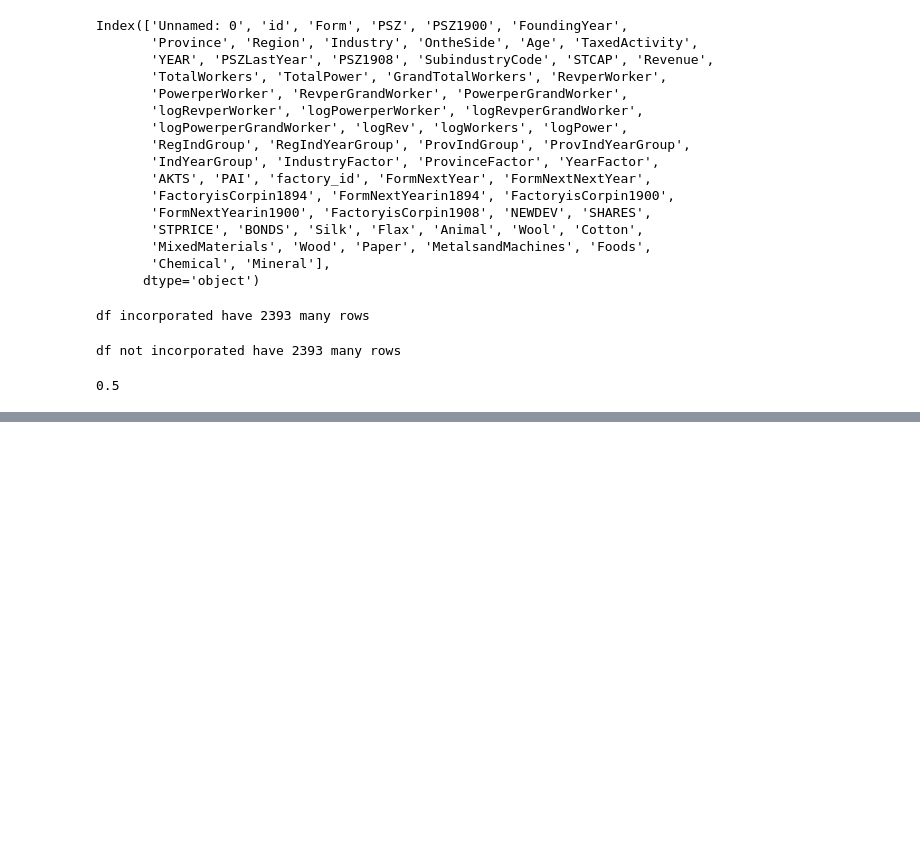
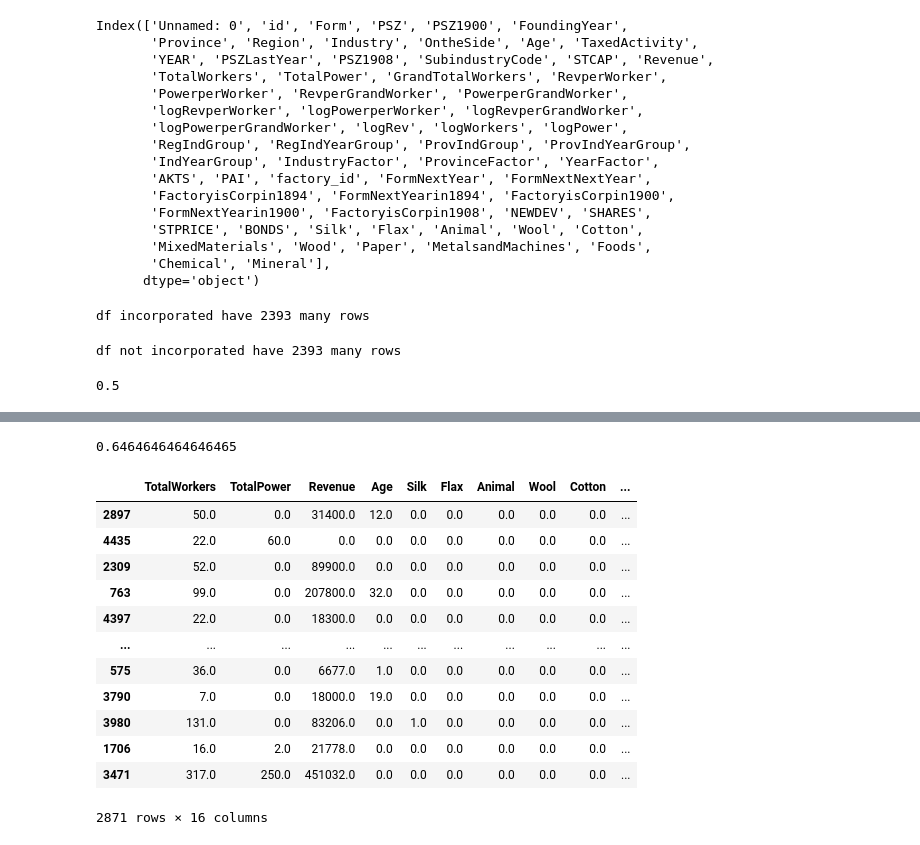
Before and after one commit to Xianzhiwang1/Leet-Code-Project, a Jupyter notebook: final-blog-post/index.ipynb, the cells around one changed output, grey strips where cells are left out. Drawn from its saved outputs; the diff is of its cells as text; code cells hidden in the pictures; blank space fills up the shorter version.

```diff
--- a/final-blog-post/index.ipynb
+++ b/final-blog-post/index.ipynb
@@ -242,0 +209,69 @@ df_test, X_test, y_test = FP.prepare_data(test)
+# %%
+
+from sklearn.linear_model import LogisticRegression
+
+# this counts as 3 features because the two Clutch Completion
+# columns are transformations of a single original measurement.
+# you should find a way to automatically select some better columns
+# as suggested in the code block above
+cols = ["id", "FoundingYear", "Industry", "TotalWorkers", "TotalPower", "GrandTotalWorkers", "logWorkers", "Mineral"]
+cols = ['id', 'FoundingYear',
+       'Province', 'Region', 'OntheSide', 'Age', 'TaxedActivity',
+       'YEAR', 'SubindustryCode', 'STCAP', 'Revenue',
+       'TotalWorkers', 'TotalPower', 'GrandTotalWorkers', 'RevperWorker',
+       'PowerperWorker', 'RevperGrandWorker', 'PowerperGrandWorker',
+       'logRevperWorker', 'logPowerperWorker', 'logRevperGrandWorker',
+       'logPowerperGrandWorker', 'logRev', 'logWorkers', 'logPower',
+       'RegIndGroup', 'RegIndYearGroup', 'ProvIndGroup', 'ProvIndYearGroup',
+       'IndYearGroup', 'IndustryFactor', 'ProvinceFactor', 'YearFactor',
+       'AKTS', 'PAI', 'factory_id', 'FormNextYear', 'FormNextNextYear',
+       'FactoryisCorpin1894', 'FormNextYearin1894', 'FactoryisCorpin1900',
+       'FormNextYearin1900', 'FactoryisCorpin1908', 'NEWDEV', 'SHARES',
+       'STPRICE', 'BONDS', 'Silk', 'Flax', 'Animal', 'Wool', 'Cotton',
+       'MixedMaterials', 'Wood', 'Paper', 'MetalsandMachines', 'Foods',
+       'Chemical', 'Mineral']
+cols = ['id', 'FoundingYear', 'Province', 'OntheSide', 'Age', 'TaxedActivity',
+       'YEAR', 'PSZLastYear', 'PSZ1908', 'SubindustryCode', 'STCAP', 'Revenue',
+       'TotalWorkers', 'TotalPower', 'GrandTotalWorkers', 'RevperWorker',
+       'PowerperWorker', 'RevperGrandWorker', 'PowerperGrandWorker',
+       'logRevperWorker', 'logPowerperWorker', 'logRevperGrandWorker',
+       'logPowerperGrandWorker', 'logRev', 'logWorkers', 'logPower',
+       'RegIndGroup', 'RegIndYearGroup', 'ProvIndGroup', 'ProvIndYearGroup',
+       'IndYearGroup', 'IndustryFactor', 'ProvinceFactor', 'YearFactor',
+       'AKTS', 'PAI', 'factory_id', 'FormNextYear', 'FormNextNextYear',
+       'FactoryisCorpin1894', 'FormNextYearin1894', 'FactoryisCorpin1900',
+       'FormNextYearin1900', 'FactoryisCorpin1908', 'NEWDEV', 'SHARES',
+       'STPRICE', 'BONDS', 'Silk', 'Flax', 'Animal', 'Wool', 'Cotton',
+       'MixedMaterials', 'Wood', 'Paper', 'MetalsandMachines', 'Foods',
+       'Chemical', 'Mineral']
+# X_train = X_train.dropna()
+# X_train = X_train.drop(["Industry"], axis=1)
+# X_train = X_train.drop(["Region"], axis=1)
+# X_train.drop(["FoundingYear", "OntheSide", "TaxedActivity", "PSZLastYear", "PSZ1908"], axis=1)
+# X_train = X_train.fillna(0)
+# y_train.reset_index(drop=True)
+cols = ["TotalWorkers", "TotalPower", "Revenue", "Age",
+        "Silk", "Flax", "Animal", "Wool", "Cotton", "MixedMaterials",
+        "Wood", "Paper", "MetalsandMachines", "Foods", "Chemical", "Mineral"]
+
+LR = LogisticRegression()
+LR.fit(X_train[cols], y_train)
+LR.score(X_train[cols], y_train)
+# %% [output]
+0.6464646464646465
+# %%
+X_train[cols]
+# %% [output]
+|  | TotalWorkers | TotalPower | Revenue | Age | Silk | Flax | Animal | Wool | Cotton | ... |
+| 2897 | 50.0 | 0.0 | 31400.0 | 12.0 | 0.0 | 0.0 | 0.0 | 0.0 | 0.0 | ... |
+| 4435 | 22.0 | 60.0 | 0.0 | 0.0 | 0.0 | 0.0 | 0.0 | 0.0 | 0.0 | ... |
+| 2309 | 52.0 | 0.0 | 89900.0 | 0.0 | 0.0 | 0.0 | 0.0 | 0.0 | 0.0 | ... |
+| 763 | 99.0 | 0.0 | 207800.0 | 32.0 | 0.0 | 0.0 | 0.0 | 0.0 | 0.0 | ... |
+| 4397 | 22.0 | 0.0 | 18300.0 | 0.0 | 0.0 | 0.0 | 0.0 | 0.0 | 0.0 | ... |
+| ... | ... | ... | ... | ... | ... | ... | ... | ... | ... | ... |
+| 575 | 36.0 | 0.0 | 6677.0 | 1.0 | 0.0 | 0.0 | 0.0 | 0.0 | 0.0 | ... |
+| 3790 | 7.0 | 0.0 | 18000.0 | 19.0 | 0.0 | 0.0 | 0.0 | 0.0 | 0.0 | ... |
+| 3980 | 131.0 | 0.0 | 83206.0 | 0.0 | 1.0 | 0.0 | 0.0 | 0.0 | 0.0 | ... |
+| 1706 | 16.0 | 2.0 | 21778.0 | 0.0 | 0.0 | 0.0 | 0.0 | 0.0 | 0.0 | ... |
+| 3471 | 317.0 | 250.0 | 451032.0 | 0.0 | 0.0 | 0.0 | 0.0 | 0.0 | 0.0 | ... |
+2871 rows × 16 columns
```
Also changed, not shown: parts of 36 cells of this notebook, 3 other files.
